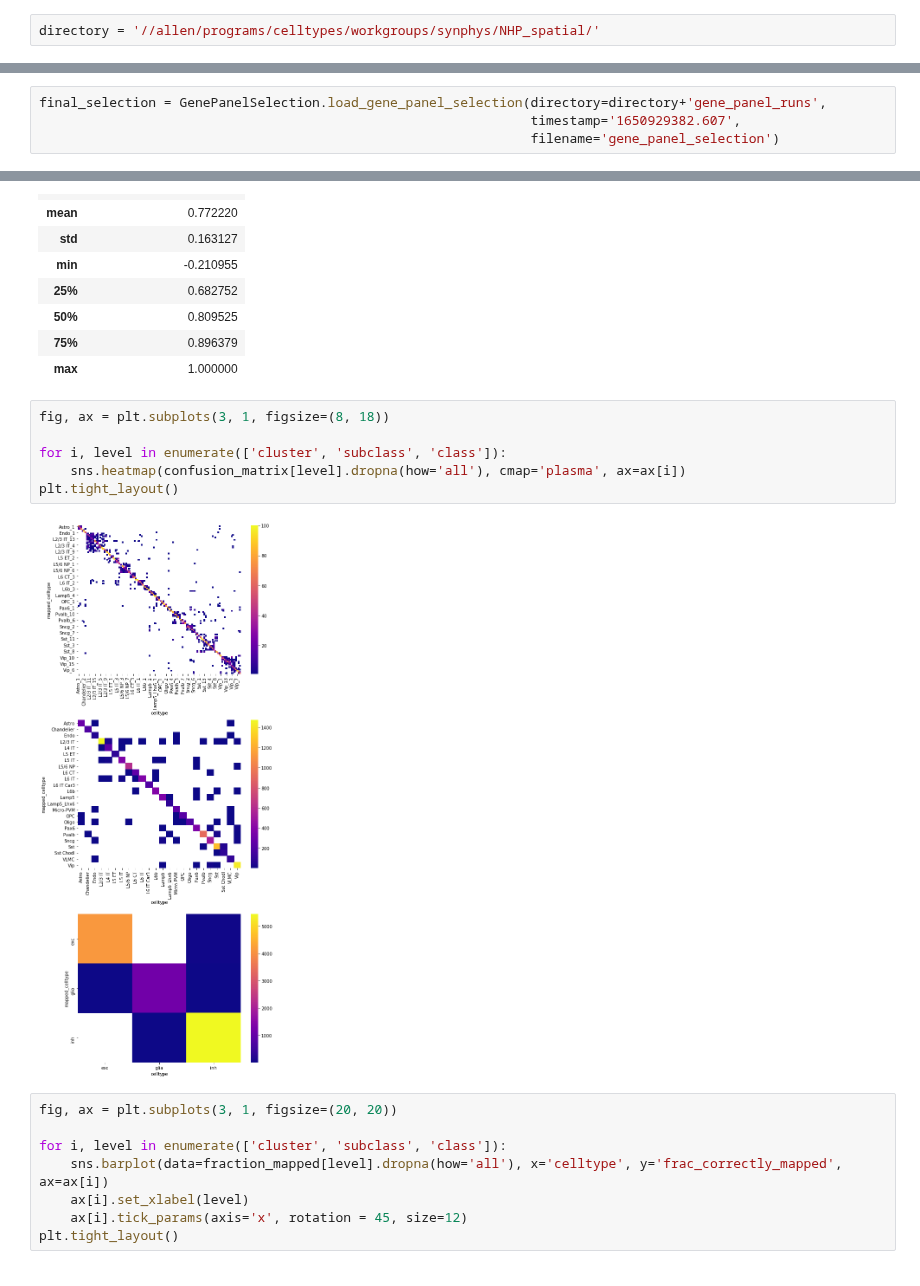
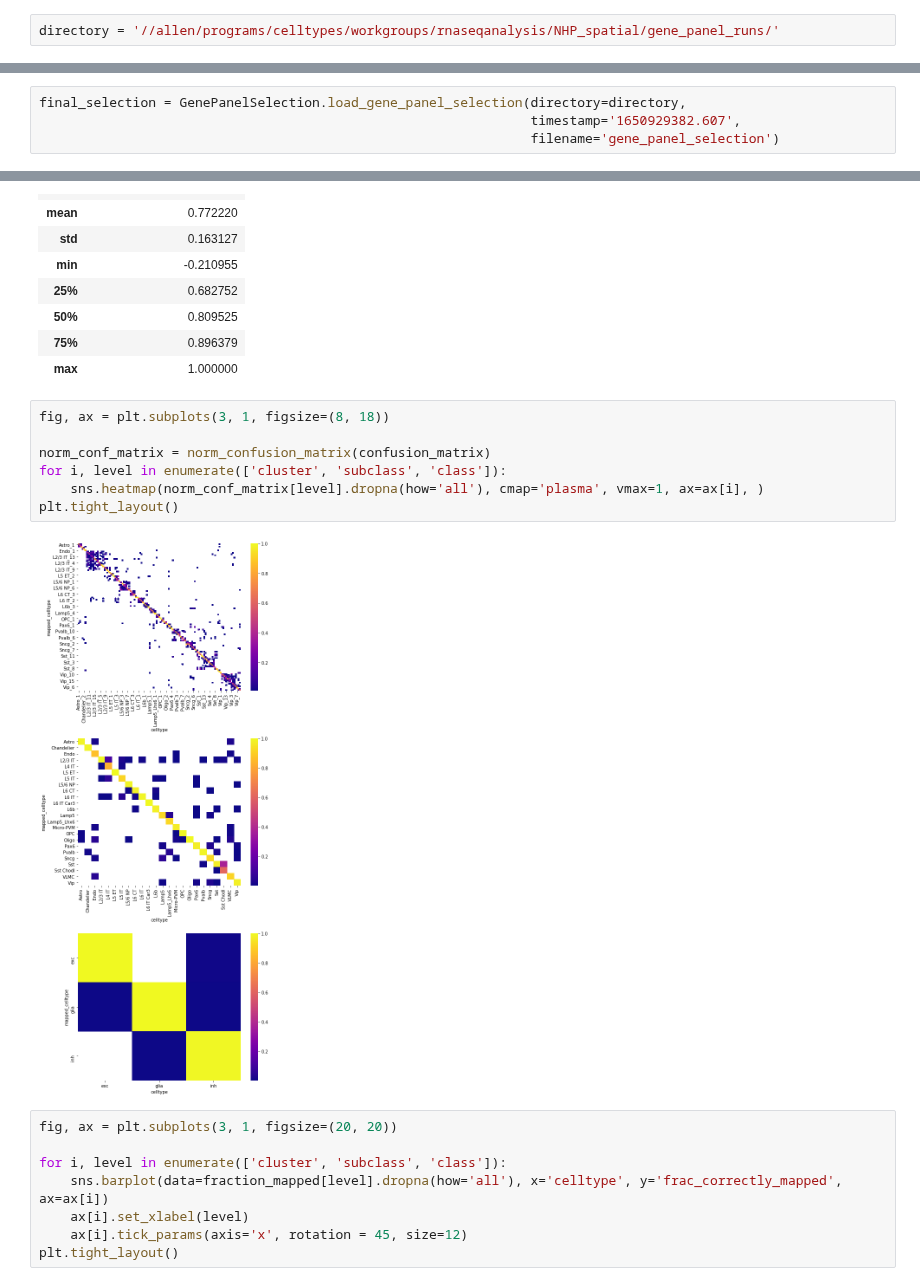
Before and after one commit to AllenInstitute/spots-in-space, a Jupyter notebook: code/gene_panel_selection/geneBasis-cortical-macaque.ipynb, the cells around one changed output, grey strips where cells are left out. Cells and saved outputs as stored; diff of their text form.

Commit message:
update to cortical geneBasis notebook

```diff
--- a/code/gene_panel_selection/geneBasis-cortical-macaque.ipynb
+++ b/code/gene_panel_selection/geneBasis-cortical-macaque.ipynb
@@ -6,5 +6,5 @@ from gene_panel_selection import ExpressionDataset, ScranMethod, GeneBasisMethod
 # %%
-directory = '//allen/programs/celltypes/workgroups/synphys/NHP_spatial/'
+directory = '//allen/programs/celltypes/workgroups/rnaseqanalysis/NHP_spatial/gene_panel_runs/'
 # %%
 # load data
 
@@ -68,7 +68,7 @@ New gene is added: NDST3. 2 left.
 New gene is added: LOC107000617. 1 left.
 New gene is added: FNBP1L. 0 left.
 # %%
-final_selection = GenePanelSelection.load_gene_panel_selection(directory=directory+'gene_panel_runs',
+final_selection = GenePanelSelection.load_gene_panel_selection(directory=directory,
                                                                timestamp='1650929382.607',
                                                                filename='gene_panel_selection')
 # %%
@@ -117,11 +117,12 @@ neighborhood_score.describe()
 # %%
 fig, ax = plt.subplots(3, 1, figsize=(8, 18))
 
+norm_conf_matrix = norm_confusion_matrix(confusion_matrix)
 for i, level in enumerate(['cluster', 'subclass', 'class']):
-    sns.heatmap(confusion_matrix[level].dropna(how='all'), cmap='plasma', ax=ax[i])
+    sns.heatmap(norm_conf_matrix[level].dropna(how='all'), cmap='plasma', vmax=1, ax=ax[i], )
 plt.tight_layout()
 # %% [output]
-[figure, old version]
+[figure, new version]
 # %%
 fig, ax = plt.subplots(3, 1, figsize=(20, 20))
 
```
Also changed, not shown: parts of 5 cells of this notebook.
